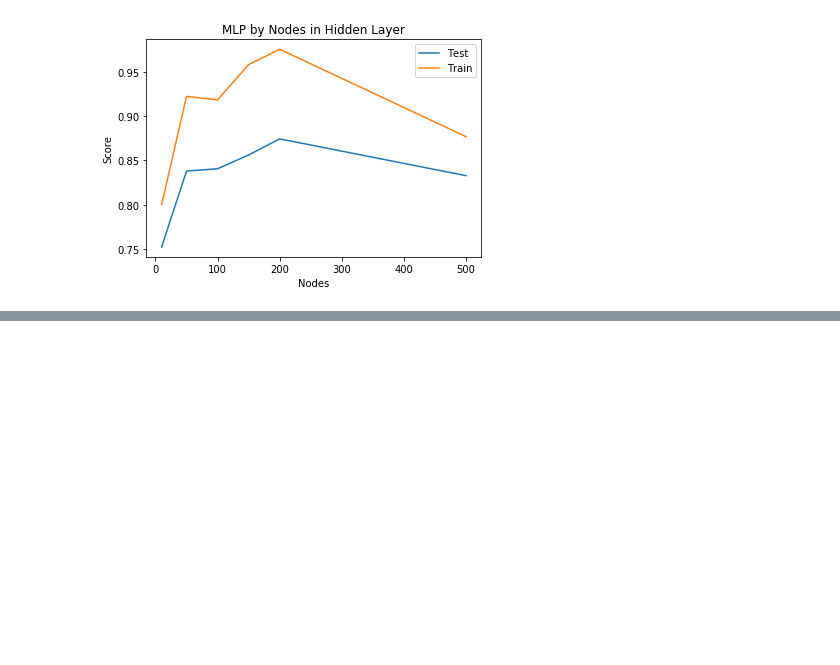
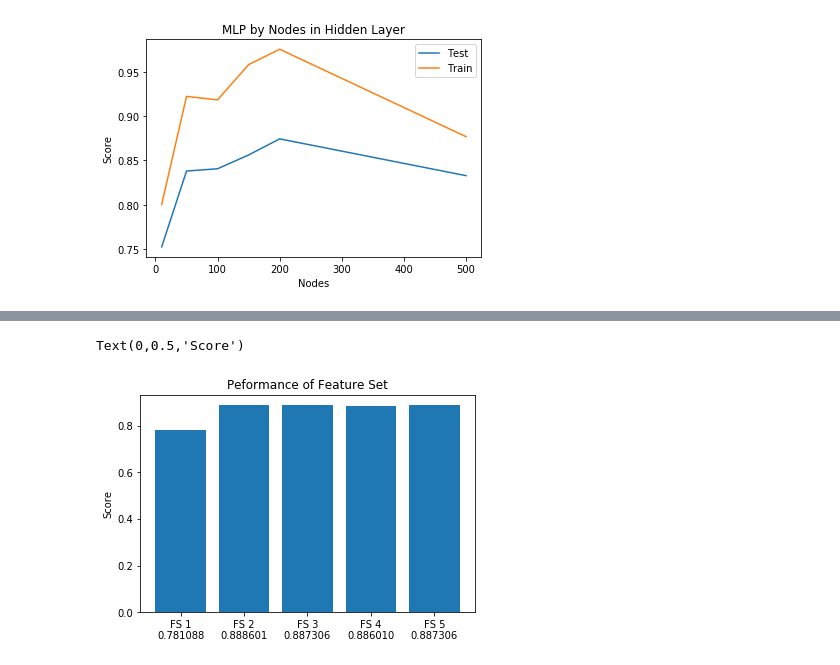
Before and after one commit to MikeBao99/cs181-practicals, a Jupyter notebook: P2/data_file.ipynb, the cells around one changed output, grey strips where cells are left out. Cells and saved outputs as stored; diff of their text form; code cells hidden in the pictures; blank space fills up the shorter version.

```diff
--- a/P2/data_file.ipynb
+++ b/P2/data_file.ipynb
@@ -418,0 +508,10 @@ print ("done!")
+# %%
+x_axis = ['FS 1\n%f' % scores[0], 'FS 2\n%f' % scores[1], 'FS 3\n%f' % scores[2], 'FS 4\n%f' % scores[3], 'FS 5\n%f' % scores[4]]
+x_cardinal = np.arange(len(x_axis))
+plt.bar(x_cardinal, scores)
+plt.xticks(x_cardinal, x_axis)
+plt.title('Peformance of Feature Set')
+plt.ylabel('Score')
+# %% [output]
+Text(0,0.5,'Score')
+[figure, added]
```
Also changed, not shown: parts of 3 cells of this notebook.
